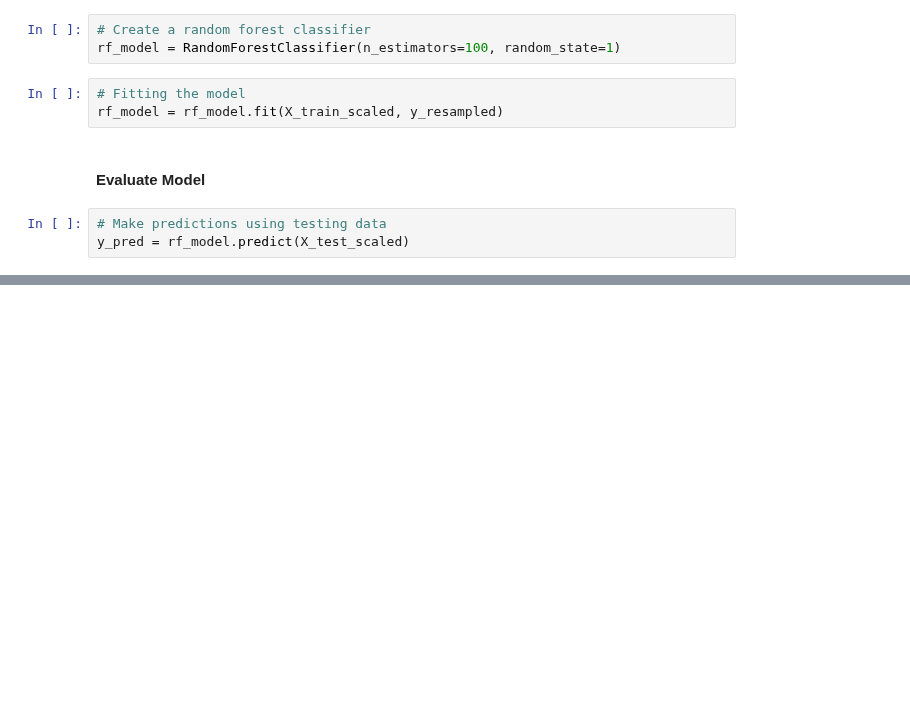
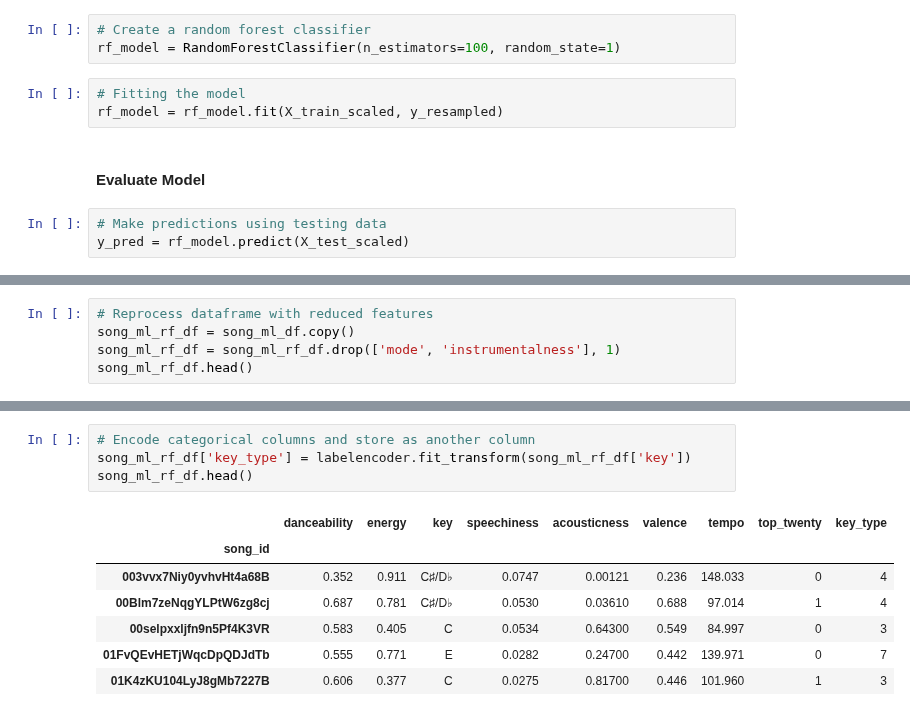
Before and after one commit to aseo67/Top_Songs_Analysis, a Jupyter notebook: TopSongsAnalysis_Model.ipynb, the cells around one changed output, grey strips where cells are left out. Cells and saved outputs as stored; diff of their text form; blank space fills up the shorter version.

```diff
--- a/TopSongsAnalysis_Model.ipynb
+++ b/TopSongsAnalysis_Model.ipynb
@@ -272,0 +276,5 @@ sorted(zip(rf_model.feature_importances_, X.columns), reverse=True)
+# %%
+# Reprocess dataframe with reduced features
+song_ml_rf_df = song_ml_df.copy()
+song_ml_rf_df = song_ml_rf_df.drop(['mode', 'instrumentalness'], 1)
+song_ml_rf_df.head()
@@ -272,0 +289,12 @@ sorted(zip(rf_model.feature_importances_, X.columns), reverse=True)
+# %%
+# Encode categorical columns and store as another column
+song_ml_rf_df['key_type'] = labelencoder.fit_transform(song_ml_rf_df['key'])
+song_ml_rf_df.head()
+# %% [output]
+|  | danceability | energy | key | speechiness | acousticness | valence | tempo | top_twenty | key_type |
+| song_id |  |  |  |  |  |  |  |  |  |
+| 003vvx7Niy0yvhvHt4a68B | 0.352 | 0.911 | C♯/D♭ | 0.0747 | 0.00121 | 0.236 | 148.033 | 0 | 4 |
+| 00Blm7zeNqgYLPtW6zg8cj | 0.687 | 0.781 | C♯/D♭ | 0.0530 | 0.03610 | 0.688 | 97.014 | 1 | 4 |
+| 00selpxxljfn9n5Pf4K3VR | 0.583 | 0.405 | C | 0.0534 | 0.64300 | 0.549 | 84.997 | 0 | 3 |
+| 01FvQEvHETjWqcDpQDJdTb | 0.555 | 0.771 | E | 0.0282 | 0.24700 | 0.442 | 139.971 | 0 | 7 |
+| 01K4zKU104LyJ8gMb7227B | 0.606 | 0.377 | C | 0.0275 | 0.81700 | 0.446 | 101.960 | 1 | 3 |
```
Also changed, not shown: parts of 34 cells of this notebook, 15 other files.
